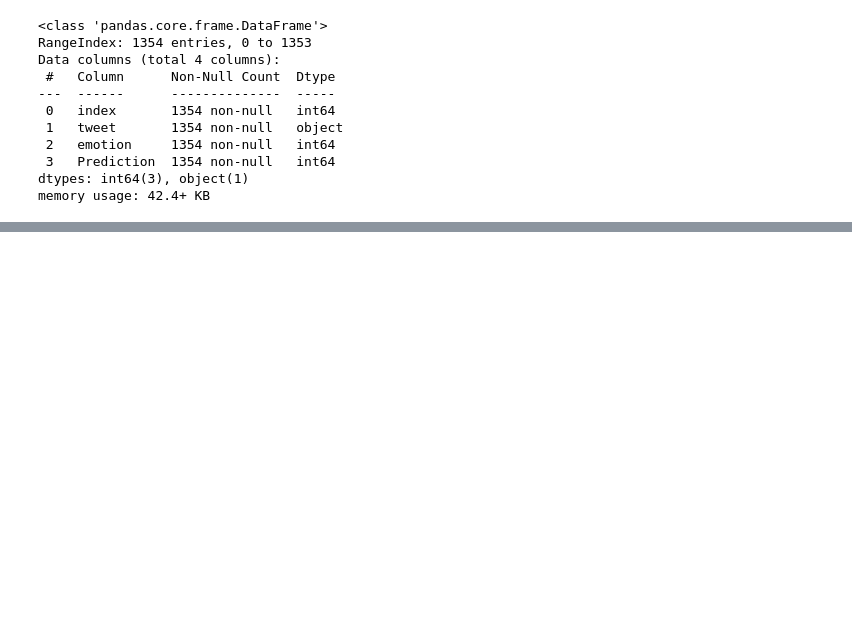
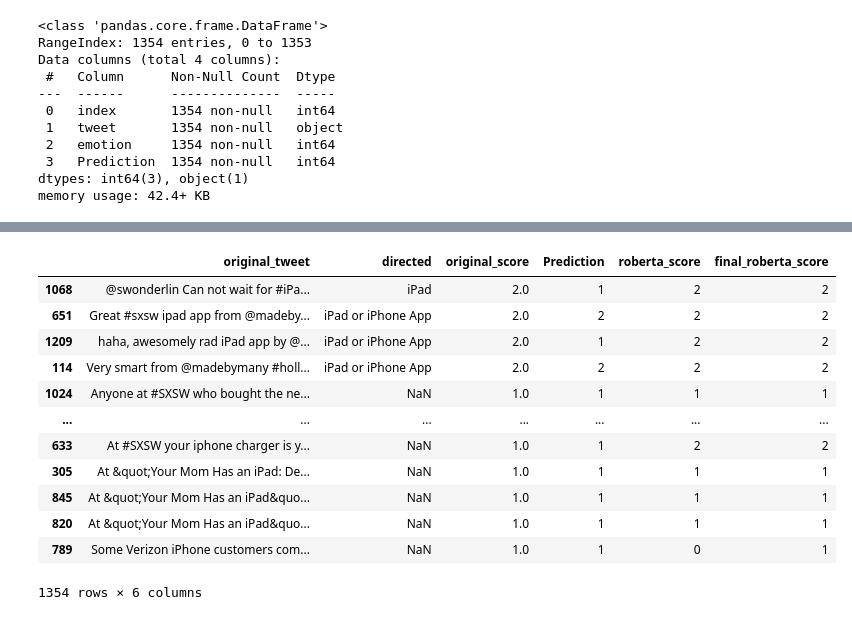
Before and after one commit to leo-schell/Phase4NLP, a Jupyter notebook: RoBerta.ipynb, the cells around one changed output, grey strips where cells are left out. Saved outputs shown, nothing was run; the diff lists cells and outputs as text; code cells hidden in the pictures; blank space fills up the shorter version.

Commit message:
roBERTa scoring and edits to index

```diff
--- a/RoBerta.ipynb
+++ b/RoBerta.ipynb
@@ -685,7 +680,7 @@ test_preds.head()
 | 3 | 5427 | rt @mention apple heads to sxsw, ... | 1 | 1 |
 | 4 | 6659 | rt @mention slides from #sxsw tal... | 0 | 1 |
 # %%
-test_preds.set_index('index')
+#test_preds.set_index('index')
 # %% [output]
 |  | tweet | emotion | Prediction |
 | index |  |  |  |
@@ -716,6 +711,6 @@ Data columns (total 4 columns):
 dtypes: int64(3), object(1)
 memory usage: 42.4+ KB
 # %%
-all = pd.merge(clean_roberta, test_preds, right_index=True)
-all.head()
+roberta_all = pd.merge(clean_roberta, test_preds, left_index=True, right_on='index')
+roberta_all.head()
 # %% [output]
@@ -726,0 +727,3 @@ all.shape
+# %%
+roberta_all = roberta_all.drop(['roberta_preprocess_tweet', 'final_preprocess', 'index', 'tweet', 'emotion'], axis = 1)
+roberta_all.head()
@@ -726,0 +737,17 @@ all.shape
+# %%
+roberta_all = roberta_all[['original_tweet', 'directed', 'original_score', 'Prediction', 'roberta_score', 'final_roberta_score']]
+roberta_all
+# %% [output]
+|  | original_tweet | directed | original_score | Prediction | roberta_score | final_roberta_score |
+| 1068 | @swonderlin Can not wait for #iPa... | iPad | 2.0 | 1 | 2 | 2 |
+| 651 | Great #sxsw ipad app from @madeby... | iPad or iPhone App | 2.0 | 2 | 2 | 2 |
+| 1209 | haha, awesomely rad iPad app by @... | iPad or iPhone App | 2.0 | 1 | 2 | 2 |
+| 114 | Very smart from @madebymany #holl... | iPad or iPhone App | 2.0 | 2 | 2 | 2 |
+| 1024 | Anyone at #SXSW who bought the ne... | NaN | 1.0 | 1 | 1 | 1 |
+| ... | ... | ... | ... | ... | ... | ... |
+| 633 | At #SXSW your iphone charger is y... | NaN | 1.0 | 1 | 2 | 2 |
+| 305 | At &quot;Your Mom Has an iPad: De... | NaN | 1.0 | 1 | 1 | 1 |
+| 845 | At &quot;Your Mom Has an iPad&quo... | NaN | 1.0 | 1 | 1 | 1 |
+| 820 | At &quot;Your Mom Has an iPad&quo... | NaN | 1.0 | 1 | 1 | 1 |
+| 789 | Some Verizon iPhone customers com... | NaN | 1.0 | 1 | 0 | 1 |
+1354 rows × 6 columns
```
Also changed, not shown: parts of 15 cells of this notebook, 2 other files.
